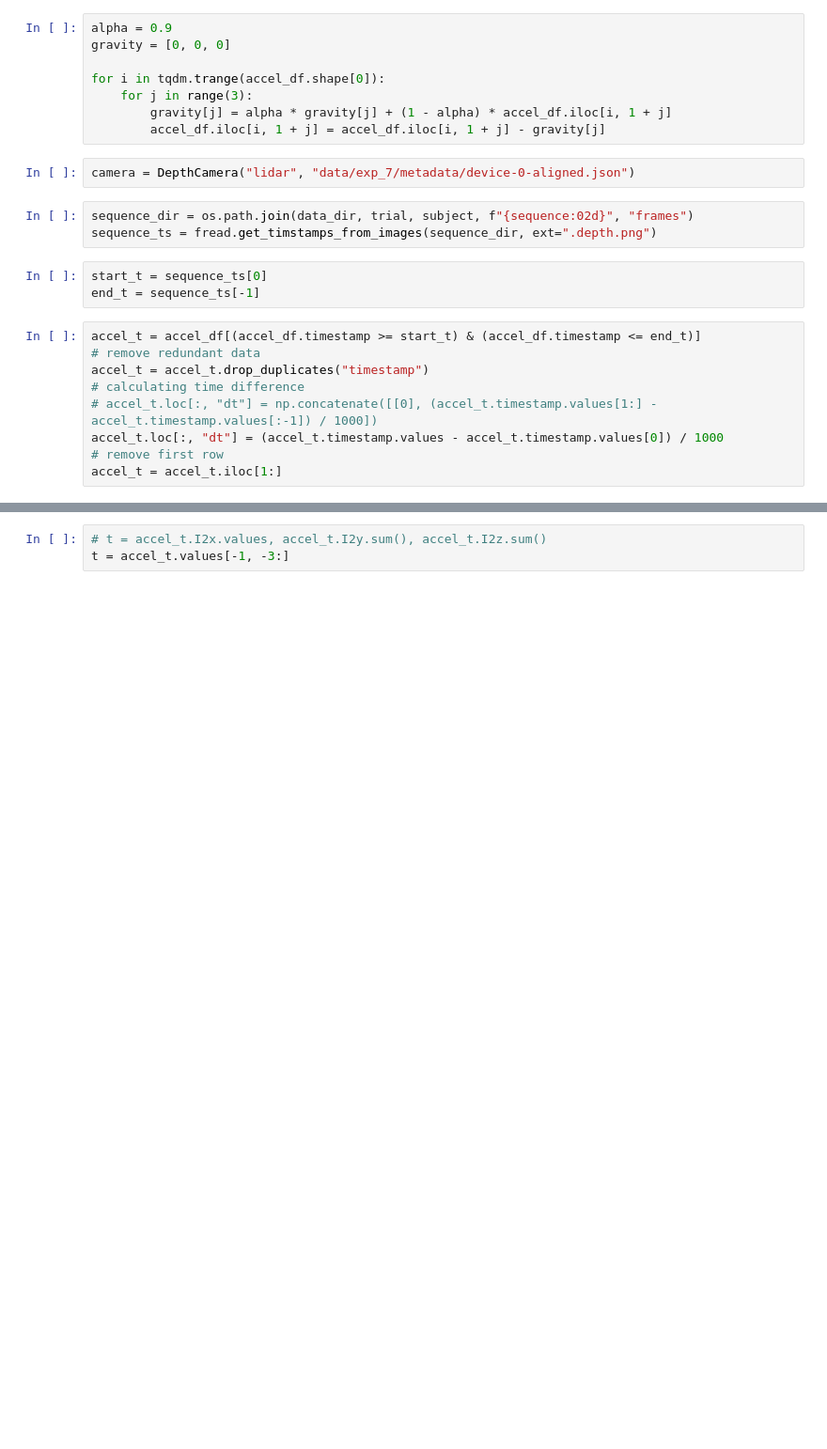
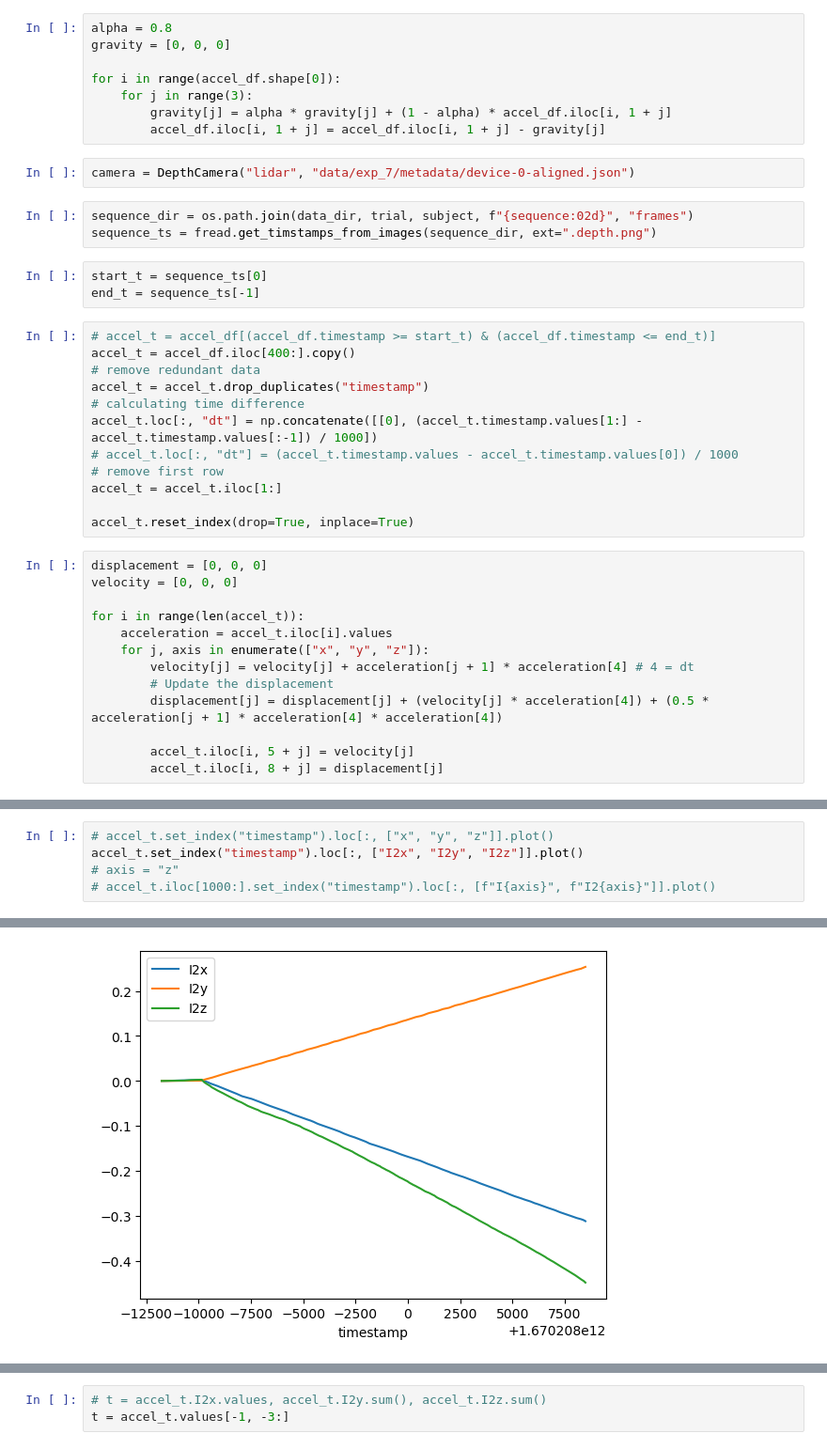
Before and after one commit to localization-as-a-service/local-registration, a Jupyter notebook: imu_trajectory_estimation.ipynb, the cells around one changed output, grey strips where cells are left out. Shown at 94% size. Cells and saved outputs as stored; diff of their text form; blank space fills up the shorter version.

```diff
--- a/imu_trajectory_estimation.ipynb
+++ b/imu_trajectory_estimation.ipynb
@@ -25,10 +25,10 @@ motion_dir = os.path.join(data_dir, trial, subject, f"{sequence:02d}", "motion")
 accel_df = pd.read_csv(os.path.join(motion_dir, "accelerometer"))
 gyro_df = pd.read_csv(os.path.join(motion_dir, "gyroscope"))
 # %%
-alpha = 0.9
+alpha = 0.8
 gravity = [0, 0, 0]
 
-for i in tqdm.trange(accel_df.shape[0]):
+for i in range(accel_df.shape[0]):
     for j in range(3):
         gravity[j] = alpha * gravity[j] + (1 - alpha) * accel_df.iloc[i, 1 + j]
         accel_df.iloc[i, 1 + j] = accel_df.iloc[i, 1 + j] - gravity[j]
@@ -41,12 +41,28 @@ sequence_ts = fread.get_timstamps_from_images(sequence_dir, ext=".depth.png")
 start_t = sequence_ts[0]
 end_t = sequence_ts[-1]
 # %%
-accel_t = accel_df[(accel_df.timestamp >= start_t) & (accel_df.timestamp <= end_t)]
+# accel_t = accel_df[(accel_df.timestamp >= start_t) & (accel_df.timestamp <= end_t)]
+accel_t = accel_df.iloc[400:].copy()
 # remove redundant data
 accel_t = accel_t.drop_duplicates("timestamp")
 # calculating time difference
-# accel_t.loc[:, "dt"] = np.concatenate([[0], (accel_t.timestamp.values[1:] - accel_t.timestamp.values[:-1]) / 1000])
-accel_t.loc[:, "dt"] = (accel_t.timestamp.values - accel_t.timestamp.values[0]) / 1000
+accel_t.loc[:, "dt"] = np.concatenate([[0], (accel_t.timestamp.values[1:] - accel_t.timestamp.values[:-1]) / 1000])
+# accel_t.loc[:, "dt"] = (accel_t.timestamp.values - accel_t.timestamp.values[0]) / 1000
 # remove first row
 accel_t = accel_t.iloc[1:]
+
+accel_t.reset_index(drop=True, inplace=True)
+# %%
+displacement = [0, 0, 0]
+velocity = [0, 0, 0]
+
+for i in range(len(accel_t)):
+    acceleration = accel_t.iloc[i].values
+    for j, axis in enumerate(["x", "y", "z"]):
+        velocity[j] = velocity[j] + acceleration[j + 1] * acceleration[4] # 4 = dt
+        # Update the displacement
+        displacement[j] = displacement[j] + (velocity[j] * acceleration[4]) + (0.5 * acceleration[j + 1] * acceleration[4] * acceleration[4])
+
+        accel_t.iloc[i, 5 + j] = velocity[j]
+        accel_t.iloc[i, 8 + j] = displacement[j]
 # %%
@@ -59,0 +76,6 @@ accel_t.loc[:, "I2z"] = scipy.integrate.cumtrapz(accel_t.Iz.values, accel_t.dt.v
+# %%
+# accel_t.set_index("timestamp").loc[:, ["x", "y", "z"]].plot()
+accel_t.set_index("timestamp").loc[:, ["I2x", "I2y", "I2z"]].plot()
+# axis = "z"
+# accel_t.iloc[1000:].set_index("timestamp").loc[:, [f"I{axis}", f"I2{axis}"]].plot()
+# %% [output]
@@ -59,0 +83 @@ accel_t.loc[:, "I2z"] = scipy.integrate.cumtrapz(accel_t.Iz.values, accel_t.dt.v
+[figure, added]
```
Also changed, not shown: parts of 38 cells of this notebook, 1 other file.
